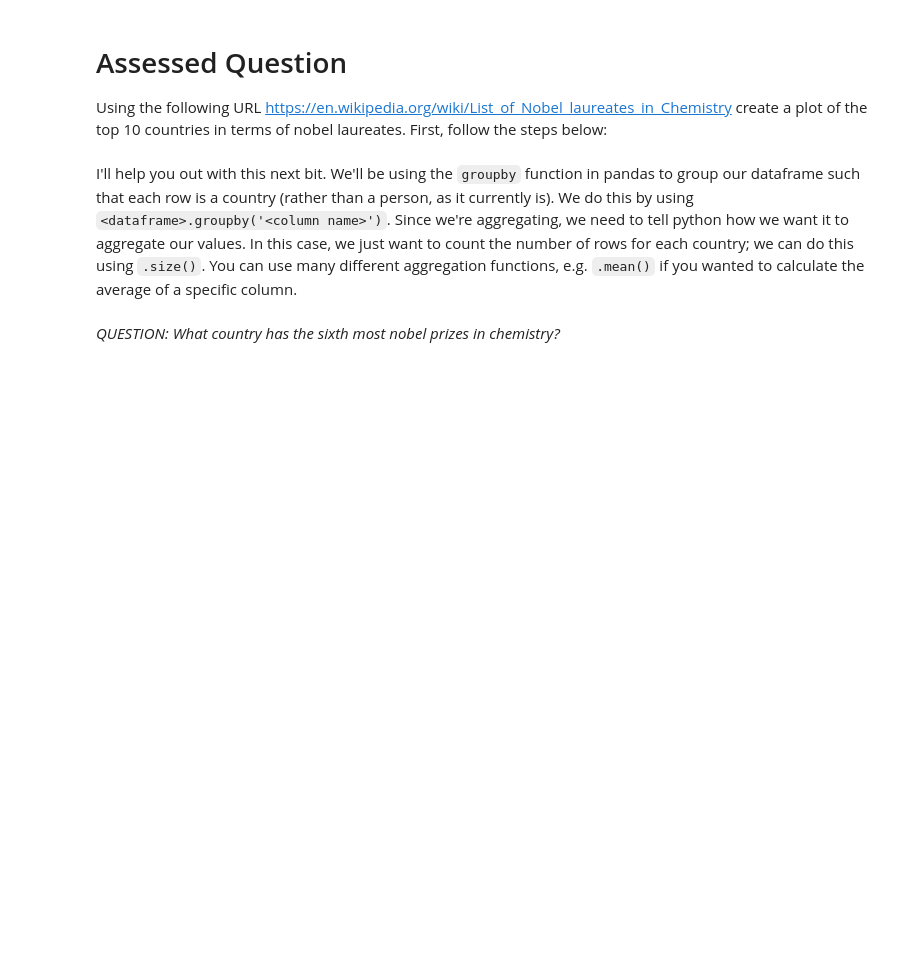
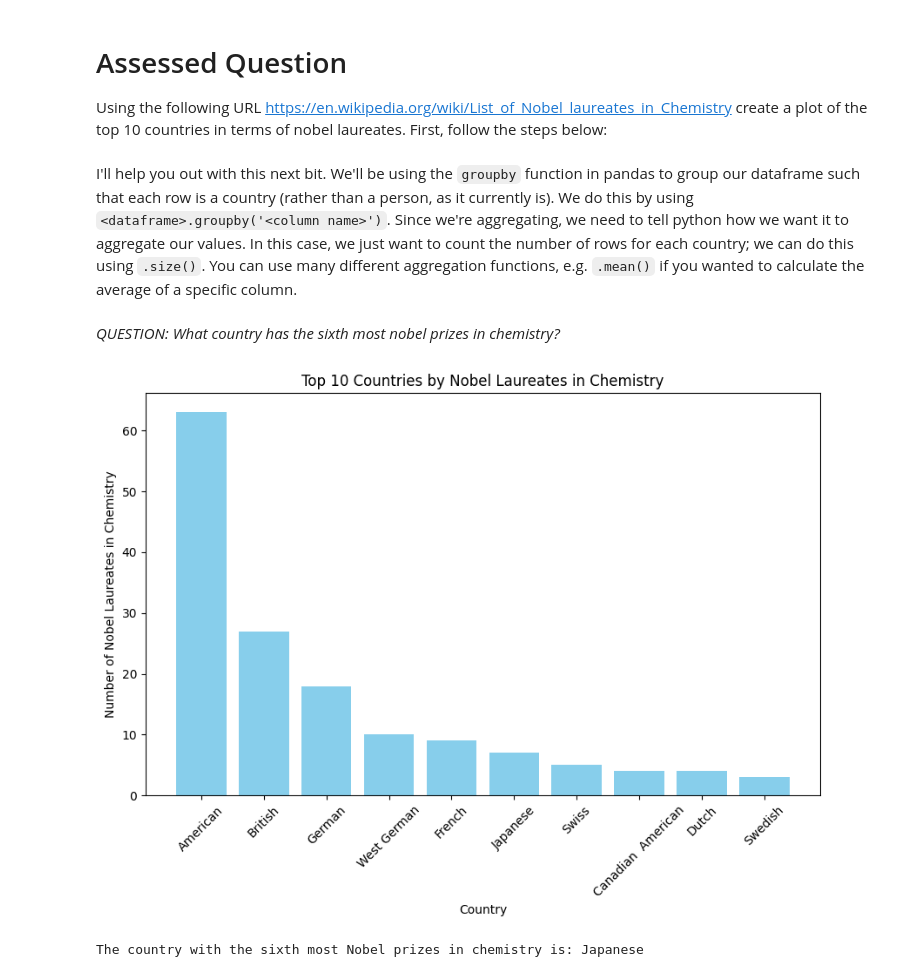
Before and after one commit to RuojiaWu/QM2, a Jupyter notebook: W2_Working_with_Data_in_Pandas.ipynb, the cells around one changed output. Drawn from its saved outputs; the diff is of its cells as text; code cells hidden in the pictures; blank space fills up the shorter version.

```diff
--- a/W2_Working_with_Data_in_Pandas.ipynb
+++ b/W2_Working_with_Data_in_Pandas.ipynb
@@ -410,3 +410,37 @@ I'll help you out with this next bit. We'll be using the `groupby` function in p
 # finally, plot the top 10 countries
 # %% [markdown]
 *QUESTION: What country has the sixth most nobel prizes in chemistry?*
+# %%
+import pandas as pd
+import matplotlib.pyplot as plt
+
+# download the data from wiki
+url = "https://en.wikipedia.org/wiki/List_of_Nobel_laureates_in_Chemistry"
+tables = pd.read_html(url)
+chem = tables[0]
+
+# remove the "not awarded" - data cleaning
+chem = chem[~chem['Nationality[B]'].str.contains("not awarded", case=False, na=False)]
+
+# count the row number of rows for each country
+country_counts = chem.groupby('Nationality[B]').size().reset_index(name='Laureate Count')
+
+# sorting
+country_counts = country_counts.sort_values(by='Laureate Count', ascending=False)
+
+# create a bar char for the first 10th countries
+top_10_countries = country_counts.head(10)
+plt.figure(figsize=(10, 6))
+plt.bar(top_10_countries['Nationality[B]'], top_10_countries['Laureate Count'], color='skyblue')
+plt.xlabel('Country')
+plt.ylabel('Number of Nobel Laureates in Chemistry')
+plt.title('Top 10 Countries by Nobel Laureates in Chemistry')
+plt.xticks(rotation=45)
+plt.show()
+
+# locate the 6th country
+sixth_most_country = country_counts.iloc[5]['Nationality[B]']
+print(f"The country with the sixth most Nobel prizes in chemistry is: {sixth_most_country}")
+# %% [output]
+[figure, added]
+The country with the sixth most Nobel prizes in chemistry is: Japanese
```
